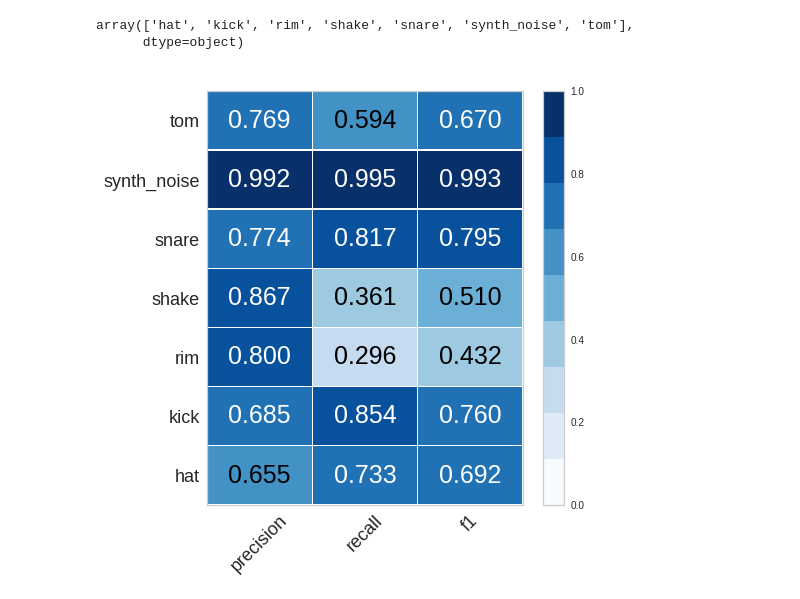
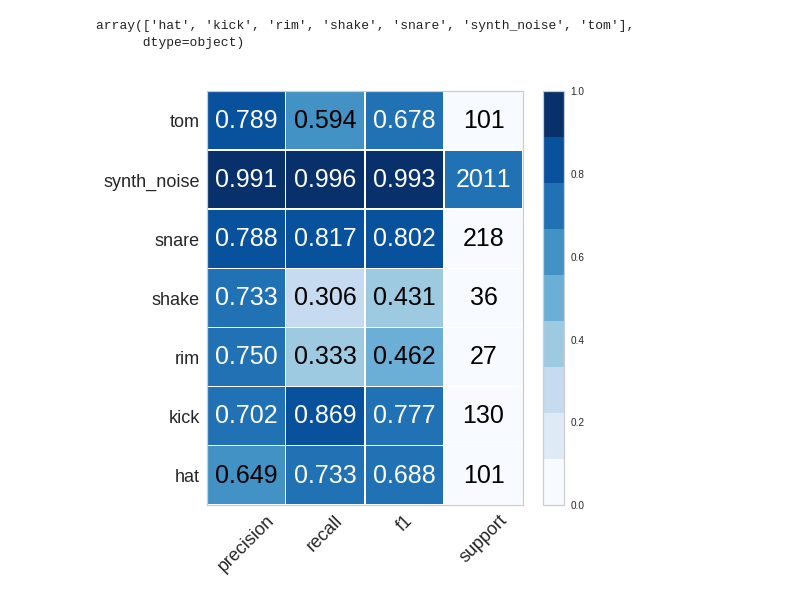
Before and after one commit to imilas/Synths_Stacks_Search, a Jupyter notebook: feature_extraction/openset_SVM.ipynb, the cells around one changed output. Saved outputs shown, nothing was run; the diff lists cells and outputs as text; code cells hidden in the pictures.

```diff
--- a/feature_extraction/openset_SVM.ipynb
+++ b/feature_extraction/openset_SVM.ipynb
@@ -304,16 +314,16 @@ encoding_path="csvs/dk1x5_best_embenv.csv" #good
 # experiment="dvn"
 experiment="dvd"
 
-
+df=pd.read_csv(encoding_path)
 if experiment=="dvn":
     label_groups="label" #do drum vs not drum
 else:
     label_groups="drum_type" #do drum vs drum vs notdrum
-
+#     df=df.loc[~df["drum_type"].isin(["synth_noise"])]
 testFraction=0.25
 #load same data as t-SNE but train SVM with it
 
-df=pd.read_csv(encoding_path)
+
 # df=df.loc[df["drum_type"].isin(["clap","hat","kick","snare","synth_noise"])]
 #     print(df.groupby([label_groups]).agg("count")["path"])#sample counts
 
@@ -341,8 +351,8 @@ class_weights = {k: (total-v) / total for k, v in wdict.items()}
 
 
 # clf = load('../feature_extraction/models/mme/mme_svm2.joblib')
-classifier = make_pipeline(StandardScaler(),ExtraTreesClassifier(n_estimators=1100,class_weight=class_weights))
-# classifier = make_pipeline(StandardScaler(), SVC(gamma=0.001,C= 100,kernel='rbf',class_weight=class_weights))
+classifier = make_pipeline(StandardScaler(),ExtraTreesClassifier(n_estimators=1100,))
+# classifier = make_pipeline(StandardScaler(), SVC(gamma=0.0001,C= 100,kernel='rbf',class_weight=class_weights))
 
 X_train, X_test, y_train, y_test = train_test_split(X, y, test_size=testFraction, random_state=42,)
 # cv = ShuffleSplit(n_splits=5, test_size=0.2, random_state=0)
@@ -360,18 +370,18 @@ array(['hat', 'kick', 'rim', 'shake', 'snare', 'synth_noise', 'tom'],
 # %%
 
 if experiment == "dvn":
     le.classes_=["Drum","Not Drum"]
-visualizer = ClassificationReport(classifier,classes=le.classes_,cmap="Blues",fontsize=30, title=" ",size=(500,500))
+visualizer = ClassificationReport(classifier,classes=le.classes_,cmap="Blues",support=True,fontsize=30, title=" ",size=(500,500))
 visualizer.score(X_test, y_test)
 visualizer.finalize()
 for label in visualizer.ax.texts:
     label.set_size(25)
 # Get access to the axes object and modify labels
 plt.xticks(fontsize=18)
 plt.yticks(fontsize=18)
 
 # plt.tight_layout()
 plt.tight_layout(pad=0.05)
 plt.savefig("../plots/r2_f1_mme_%s.pdf"%experiment)
 # %% [output]
-[figure, old version]
+[figure, new version]
```
Also changed, not shown: parts of 10 cells of this notebook, 4 other files.
